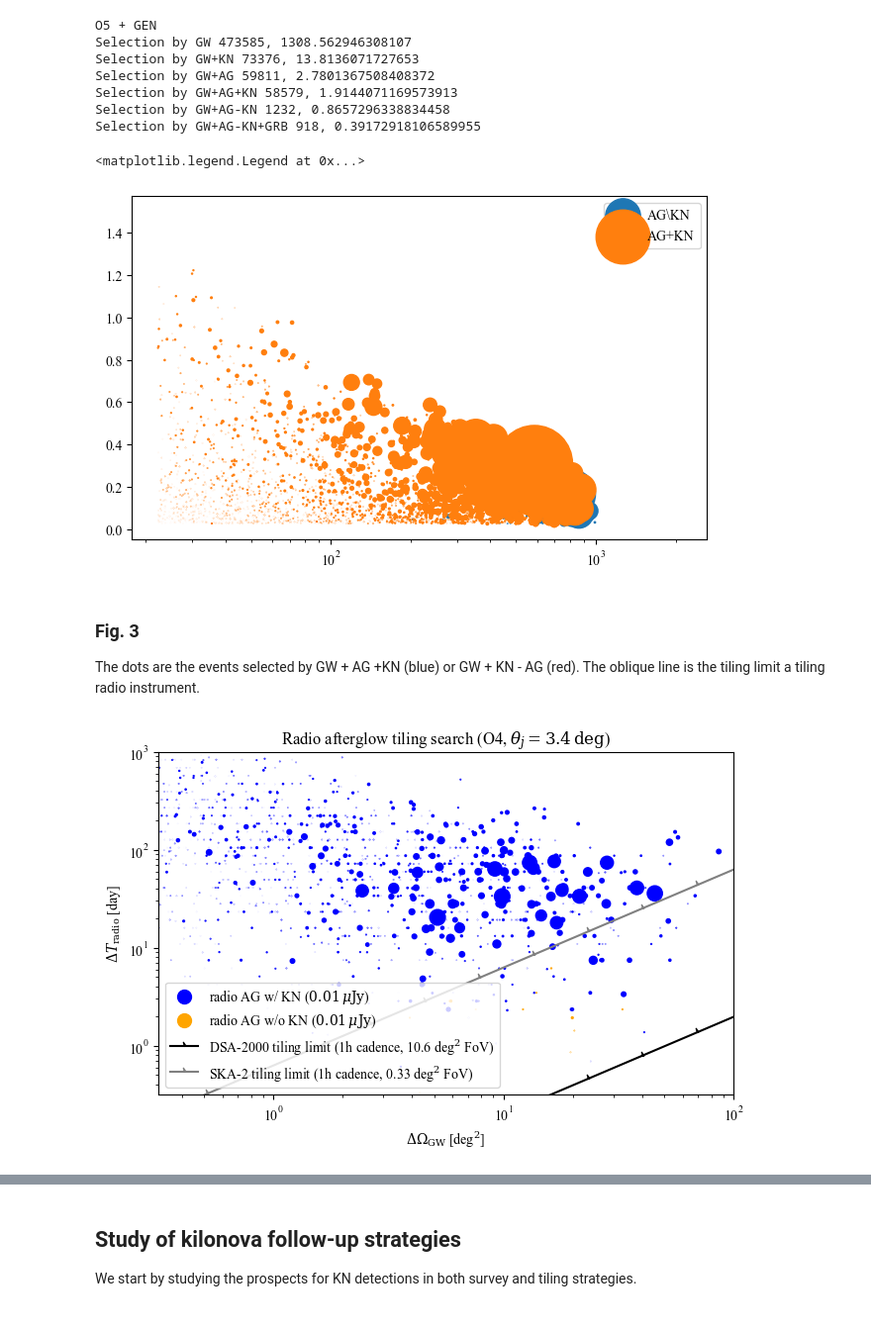
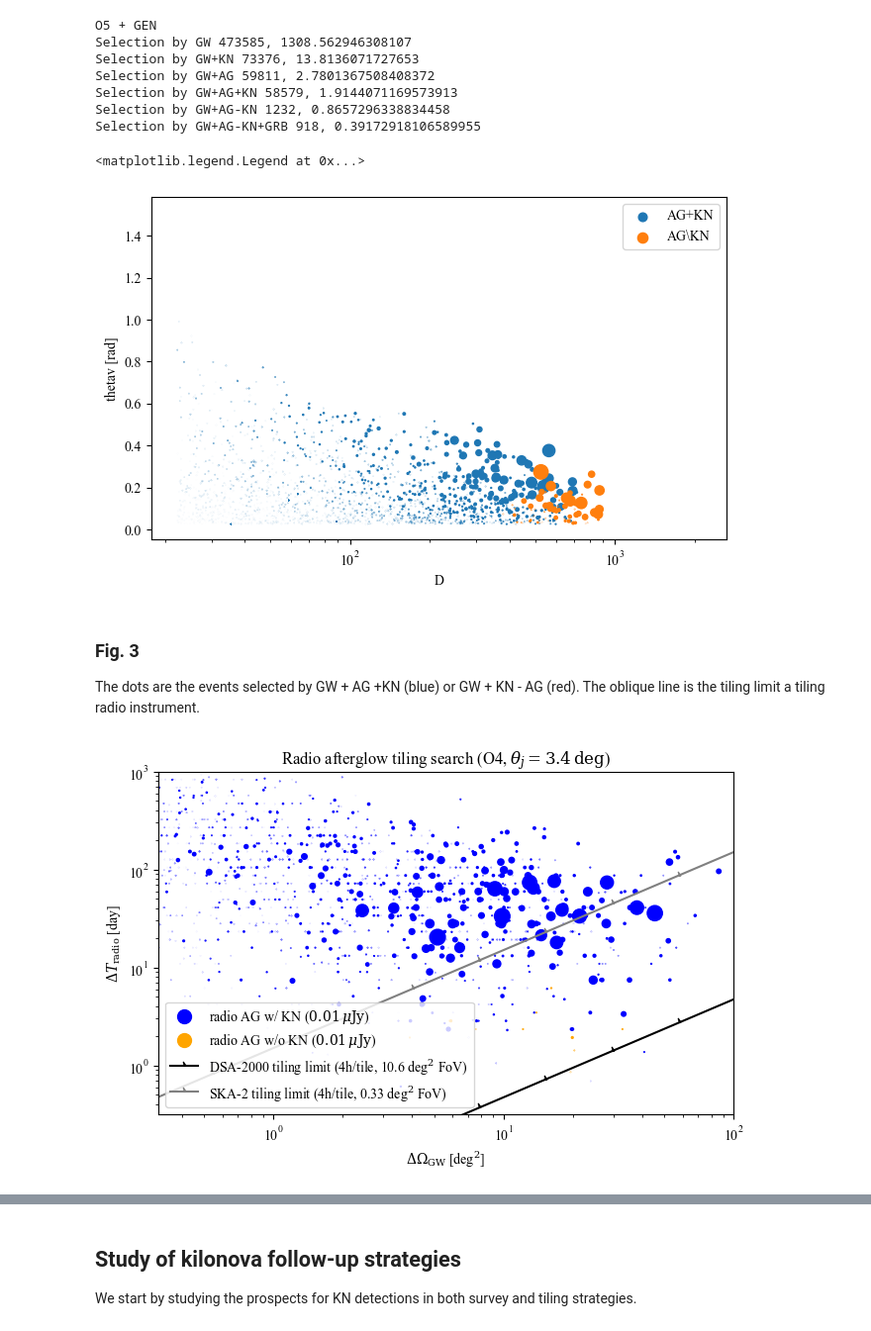
Before and after one commit to acolombo140/O4O5BHNS, a Jupyter notebook: O4BHNS.ipynb, the cells around one changed output, grey strips where cells are left out. Shown at 99% size. Saved outputs shown, nothing was run; the diff lists cells and outputs as text; code cells hidden in the pictures.

```diff
--- a/O4BHNS.ipynb
+++ b/O4BHNS.ipynb
@@ -693,16 +669,23 @@ Selection by GW+AG+KN 58579, 1.9144071169573913
 Selection by GW+AG-KN 1232, 0.8657296338834458
 Selection by GW+AG-KN+GRB 918, 0.39172918106589955
 # %%
+# The AG-det that have neither KN nor GRB detectable are slightly off-axis
+X = 10000
+w_0 = w[fil_gw].max()
+
+fil = fil_ag&fil_kn
+plt.scatter(dL[fil], thv[fil], label='AG+KN', s = X * w[fil]/w_0)
 fil = fil_ag&~fil_kn
 plt.scatter(dL[fil], thv[fil], label='AG\KN', s = X * w[fil]/w_0)
-fil = fil_ag&fil_kn
-plt.scatter(dL[fil], thv[fil], label='AG+KN', s = X * w[fil]/w_0)
+
+plt.xlabel('D')
+plt.ylabel('thetav [rad]')
 
 plt.xscale('log')
 plt.legend()
 # %% [output]
 <matplotlib.legend.Legend at 0x...>
-[figure, old version]
+[figure, new version]
 # %% [markdown]
 ### Fig. 3
 
@@ -715,15 +698,9 @@ rpp = 500
 verts=[[0, 0],[rpp*np.cos(alphapp), rpp*np.sin(alphapp)],
        [0.5 * rpp * np.cos(alphapp) - 3 * rpp * np.sin(alphapp),0.5 * rpp * np.sin(alphapp) + 3 * rpp * np.cos(alphapp)],
       [0, 0]]
-ymin = -1
-ymax = 2.5
-xmin = 0
-xmax = 2.5
-xx, yy = np.mgrid[xmin:xmax:100j, ymin:ymax:100j]
-positions = np.vstack([xx.ravel(), yy.ravel()])
 
 X = 10000
-om_l = 10**np.linspace(xmin-1, xmax+1, 20)
+om_l = 10**np.linspace(-1-1, 2.5+1, 20)
 fil_gw = (snr_O4>12)
 w_0 = w[fil_gw].max()
 
@@ -739,9 +716,9 @@ fil = (snr_O4>12)&(m_out>0)&(grb_peak[:,0,0] > 0.01)\
 plt.scatter(sky_loc_LVKO4[fil], deltat_ag[fil], s = X * w[fil]/w_0, color='orange')
 plt.scatter([0], [0], label=r'radio AG w/o KN ($0.01\,\mu{\rm Jy}$)', s = X/100, color='orange')
 
-# DSA tiling
-plt.plot(om_l, 5* dsa_tiling_cadence * om_l / dsa_tiling_fov, color='black', label=r'DSA-2000 tiling limit (1h cadence, 10.6 deg$^2$ FoV)', marker=verts)
-plt.plot(om_l, 5* ska2_cadence * om_l / ska2_fov, color='grey', label=r'SKA-2 tiling limit (1h cadence, 0.33 deg$^2$ FoV)', marker=verts)
+# DSA ans SKA tiling
+plt.plot(om_l, 3* dsa_tiling_cadence * om_l / dsa_tiling_fov, color='black', label=r'DSA-2000 tiling limit (4h/tile, 10.6 deg$^2$ FoV)', marker=verts)
+plt.plot(om_l, 3* ska2_cadence * om_l / ska2_fov, color='grey', label=r'SKA-2 tiling limit (4h/tile, 0.33 deg$^2$ FoV)', marker=verts)
 #plt.text(10**1.1, 10**-0.1, r"$\Delta T_{\rm radio} / t_{\rm cadence} > 3 \times \Delta \Omega_{\rm GW} / {\rm FoV}$", color='black', rotation=24.8)
 
 plt.xscale('log')
@@ -756,7 +733,7 @@ plt.ylim([10**-0.5, 10**3])
 
 plt.savefig(f'plots/fig3-O4.pdf', bbox_inches='tight')
 # %% [output]
-[figure, old version]
+[figure, new version]
 # %%
 #### Fig. 3 ####
 ymin = -1
```
Also changed, not shown: parts of 11 cells of this notebook.
